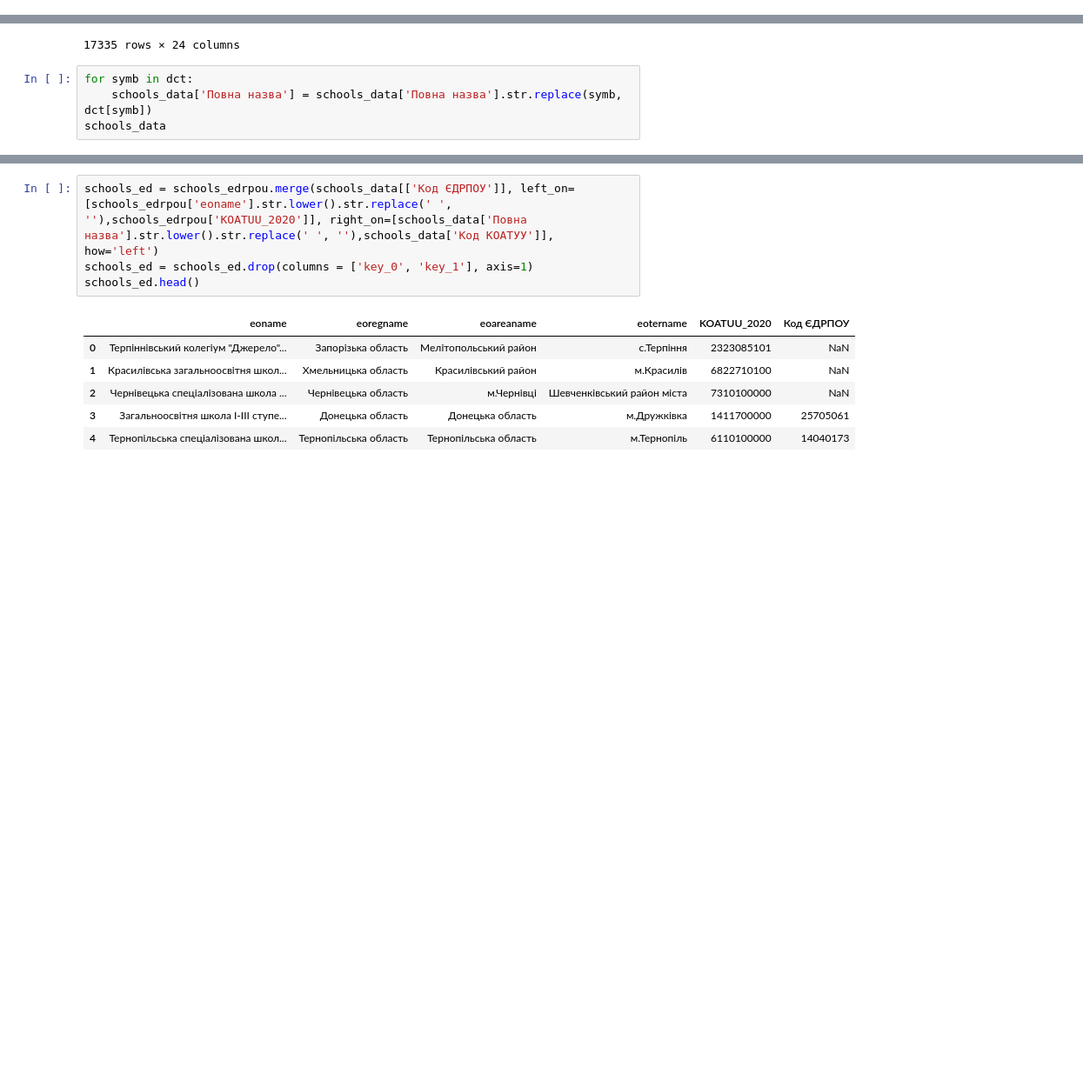
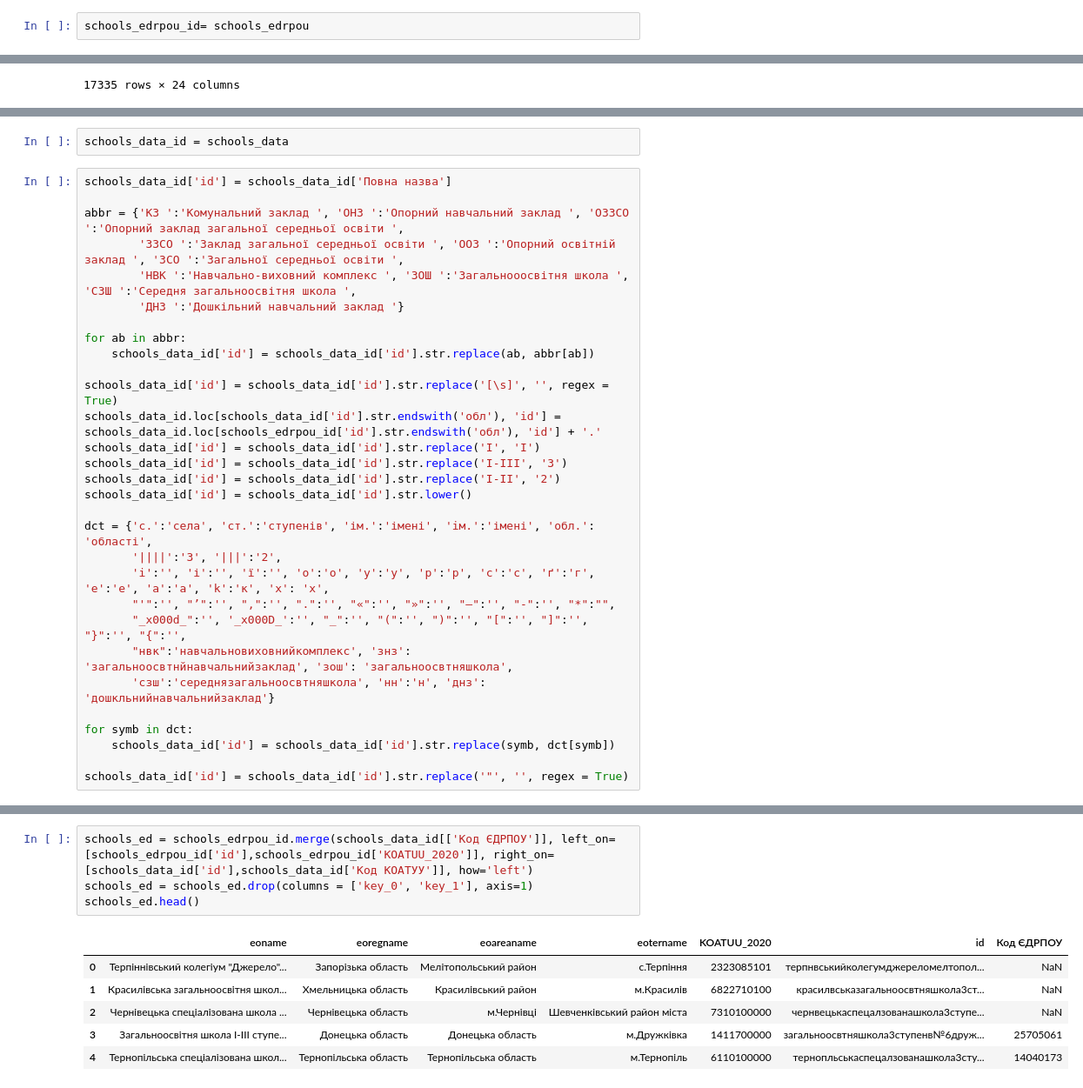
Before and after one commit to DataResponsibly/ZNO-Dataset, a Jupyter notebook: notebooks/tables_creation/Schools_table.ipynb, the cells around one changed output, grey strips where cells are left out. Shown at 87% size. Cells and saved outputs as stored; diff of their text form; blank space fills up the shorter version.

Commit message:
update dictionary for matching schools in `Schools` table

```diff
--- a/notebooks/tables_creation/Schools_table.ipynb
+++ b/notebooks/tables_creation/Schools_table.ipynb
@@ -118,3 +118,5 @@ schools_edrpou.head()
 | 2 | Чернівецька спеціалізована школа ... | Чернівецька область | м.Чернівці | Шевченківський район міста | 7310100000 |
 | 3 | Загальноосвітня школа I-III ступе... | Донецька область | Донецька область | м.Дружківка | 1411700000 |
 | 4 | Тернопільська спеціалізована школ... | Тернопільська область | Тернопільська область | м.Тернопіль | 6110100000 |
+# %%
+schools_edrpou_id= schools_edrpou
@@ -168,7 +183,3 @@ schools_data
 | 17333 | Янжулівська філія І-ІІ ступенів С... | 134967 | так | Янжулівська філія І-ІІ ст. | 25955585 | працює | школа | ... |
 | 17334 | Ярославська філія І-ІІ ступенів Б... | 141845 | так | Ярославська філія І-ІІ ступенів Б... | 24836938 | працює | школа | ... |
 17335 rows × 24 columns
-# %%
-for symb in dct:
-    schools_data['Повна назва'] = schools_data['Повна назва'].str.replace(symb, dct[symb])
-schools_data
@@ -188,0 +186,32 @@ schools_data
+# %%
+schools_data_id = schools_data
+# %%
+schools_data_id['id'] = schools_data_id['Повна назва']
+
+abbr = {'КЗ ':'Комунальний заклад ', 'ОНЗ ':'Опорний навчальний заклад ', 'ОЗЗСО ':'Опорний заклад загальної середньої освіти ',
+        'ЗЗСО ':'Заклад загальної середньої освіти ', 'ООЗ ':'Опорний освітній заклад ', 'ЗСО ':'Загальної середньої освіти ',
+        'НВК ':'Навчально-виховний комплекс ', 'ЗОШ ':'Загальнооосвітня школа ', 'СЗШ ':'Середня загальноосвітня школа ',
+        'ДНЗ ':'Дошкільний навчальний заклад '}
+
+for ab in abbr:
+    schools_data_id['id'] = schools_data_id['id'].str.replace(ab, abbr[ab])
+
+schools_data_id['id'] = schools_data_id['id'].str.replace('[\s]', '', regex = True)
+schools_data_id.loc[schools_data_id['id'].str.endswith('обл'), 'id'] = schools_data_id.loc[schools_edrpou_id['id'].str.endswith('обл'), 'id'] + '.'
+schools_data_id['id'] = schools_data_id['id'].str.replace('І', 'I')
+schools_data_id['id'] = schools_data_id['id'].str.replace('I-III', '3')
+schools_data_id['id'] = schools_data_id['id'].str.replace('I-II', '2')
+schools_data_id['id'] = schools_data_id['id'].str.lower()
+
+dct = {'с.':'села', 'ст.':'ступенів', 'ім.':'імені', 'iм.':'імені', 'обл.': 'області',
+       '||||':'3', '|||':'2',
+       'i':'', 'і':'', 'ї':'', 'o':'о', 'y':'у', 'p':'р', 'c':'с', 'ґ':'г', 'e':'е', 'a':'а', 'k':'к', 'x': 'х',
+       "'":'', "’":'', ",":'', ".":'', "«":'', "»":'', "–":'', "-":'', "*":"",
+       "_x000d_":'', '_x000D_':'', "_":'', "(":'', ")":'', "[":'', "]":'', "}":'', "{":'',
+       "нвк":'навчальновиховнийкомплекс', 'знз': 'загальноосвтнйнавчальнийзаклад', 'зош': 'загальноосвтняшкола',
+       'сзш':'середнязагальноосвтняшкола', 'нн':'н', 'днз': 'дошкльнийнавчальнийзаклад'}
+
+for symb in dct:
+    schools_data_id['id'] = schools_data_id['id'].str.replace(symb, dct[symb])
+
+schools_data_id['id'] = schools_data_id['id'].str.replace('"', '', regex = True)
@@ -189,14 +234,14 @@ schools_data
 # %%
-schools_ed = schools_edrpou.merge(schools_data[['Код ЄДРПОУ']], left_on=[schools_edrpou['eoname'].str.lower().str.replace(' ', ''),schools_edrpou['KOATUU_2020']], right_on=[schools_data['Повна назва'].str.lower().str.replace(' ', ''),schools_data['Код КОАТУУ']], how='left')
+schools_ed = schools_edrpou_id.merge(schools_data_id[['Код ЄДРПОУ']], left_on=[schools_edrpou_id['id'],schools_edrpou_id['KOATUU_2020']], right_on=[schools_data_id['id'],schools_data_id['Код КОАТУУ']], how='left')
 schools_ed = schools_ed.drop(columns = ['key_0', 'key_1'], axis=1)
 schools_ed.head()
 # %% [output]
-|  | eoname | eoregname | eoareaname | eotername | KOATUU_2020 | Код ЄДРПОУ |
-| 0 | Терпіннівський колегіум "Джерело"... | Запорізька область | Мелітопольський район | с.Терпіння | 2323085101 | NaN |
-| 1 | Красилівська загальноосвітня школ... | Хмельницька область | Красилівський район | м.Красилів | 6822710100 | NaN |
-| 2 | Чернівецька спеціалізована школа ... | Чернівецька область | м.Чернівці | Шевченківський район міста | 7310100000 | NaN |
-| 3 | Загальноосвітня школа І-ІІІ ступе... | Донецька область | Донецька область | м.Дружківка | 1411700000 | 25705061 |
-| 4 | Тернопільська спеціалізована школ... | Тернопільська область | Тернопільська область | м.Тернопіль | 6110100000 | 14040173 |
+|  | eoname | eoregname | eoareaname | eotername | KOATUU_2020 | id | Код ЄДРПОУ |
+| 0 | Терпіннівський колегіум "Джерело"... | Запорізька область | Мелітопольський район | с.Терпіння | 2323085101 | терпнвськийколегумджереломелтопол... | NaN |
+| 1 | Красилівська загальноосвітня школ... | Хмельницька область | Красилівський район | м.Красилів | 6822710100 | красилвськазагальноосвтняшкола3ст... | NaN |
+| 2 | Чернівецька спеціалізована школа ... | Чернівецька область | м.Чернівці | Шевченківський район міста | 7310100000 | чернвецькаспецалзованашкола3ступе... | NaN |
+| 3 | Загальноосвітня школа I-III ступе... | Донецька область | Донецька область | м.Дружківка | 1411700000 | загальноосвтняшкола3ступенв№6друж... | 25705061 |
+| 4 | Тернопільська спеціалізована школ... | Тернопільська область | Тернопільська область | м.Тернопіль | 6110100000 | тернопльськаспецалзованашкола3сту... | 14040173 |
 # %%
 schools_ed[schools_ed['Код ЄДРПОУ'].notna()]
 # %% [output]
```
Also changed, not shown: parts of 10 cells of this notebook.
